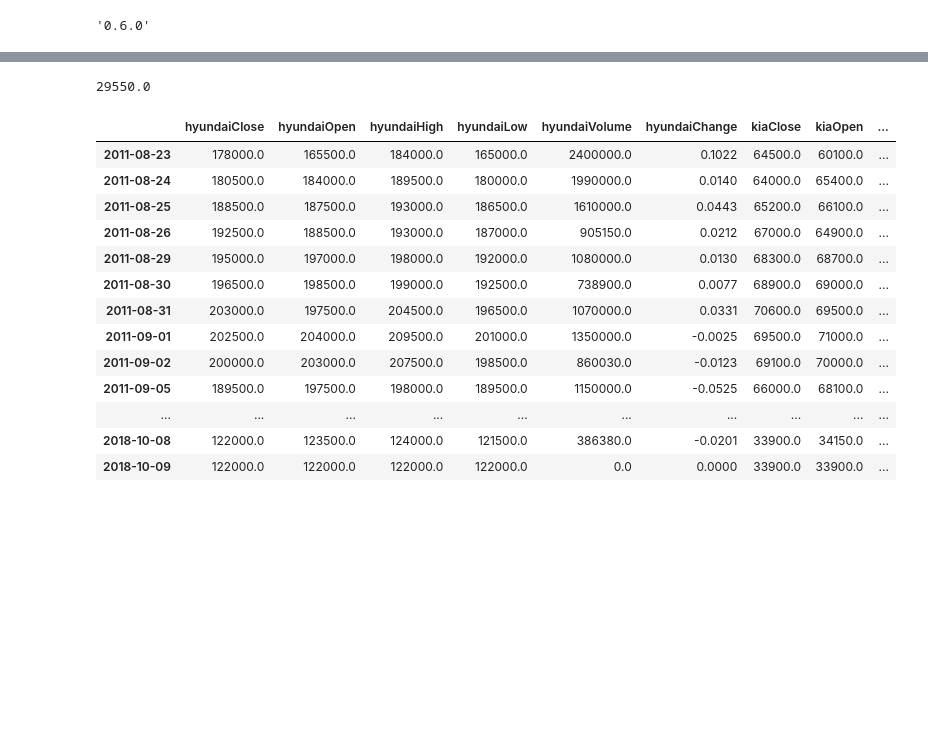
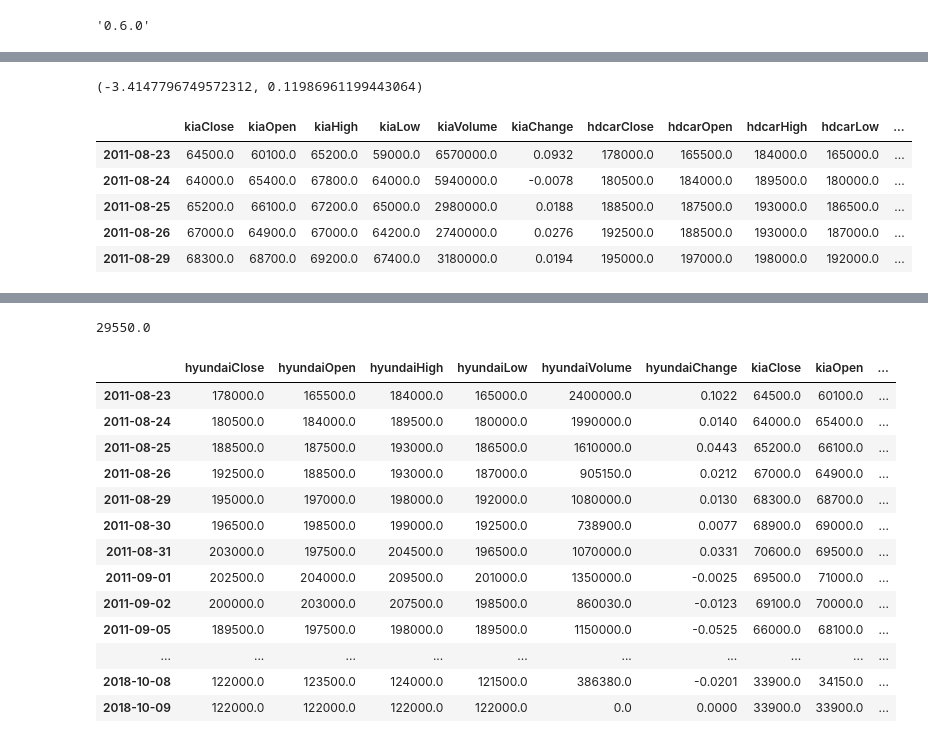
Before and after one commit to lalamango/pairs, a Jupyter notebook: coint test_kia&hyundai.ipynb, the cells around one changed output, grey strips where cells are left out. Saved outputs shown, nothing was run; the diff lists cells and outputs as text; code cells hidden in the pictures; blank space fills up the shorter version.

```diff
--- a/coint test_kia&hyundai.ipynb
+++ b/coint test_kia&hyundai.ipynb
@@ -33,0 +97,13 @@ df_krx[df_krx.Name == '기아자동차']
+# %%
+coint_test_result
+# %% [output]
+(-3.4147796749572312, 0.11986961199443064)
+# %%
+df_merge.head()
+# %% [output]
+|  | kiaClose | kiaOpen | kiaHigh | kiaLow | kiaVolume | kiaChange | hdcarClose | hdcarOpen | hdcarHigh | hdcarLow | ... |
+| 2011-08-23 | 64500.0 | 60100.0 | 65200.0 | 59000.0 | 6570000.0 | 0.0932 | 178000.0 | 165500.0 | 184000.0 | 165000.0 | ... |
+| 2011-08-24 | 64000.0 | 65400.0 | 67800.0 | 64000.0 | 5940000.0 | -0.0078 | 180500.0 | 184000.0 | 189500.0 | 180000.0 | ... |
+| 2011-08-25 | 65200.0 | 66100.0 | 67200.0 | 65000.0 | 2980000.0 | 0.0188 | 188500.0 | 187500.0 | 193000.0 | 186500.0 | ... |
+| 2011-08-26 | 67000.0 | 64900.0 | 67000.0 | 64200.0 | 2740000.0 | 0.0276 | 192500.0 | 188500.0 | 193000.0 | 187000.0 | ... |
+| 2011-08-29 | 68300.0 | 68700.0 | 69200.0 | 67400.0 | 3180000.0 | 0.0194 | 195000.0 | 197000.0 | 198000.0 | 192000.0 | ... |
```
Also changed, not shown: parts of 14 cells of this notebook.
